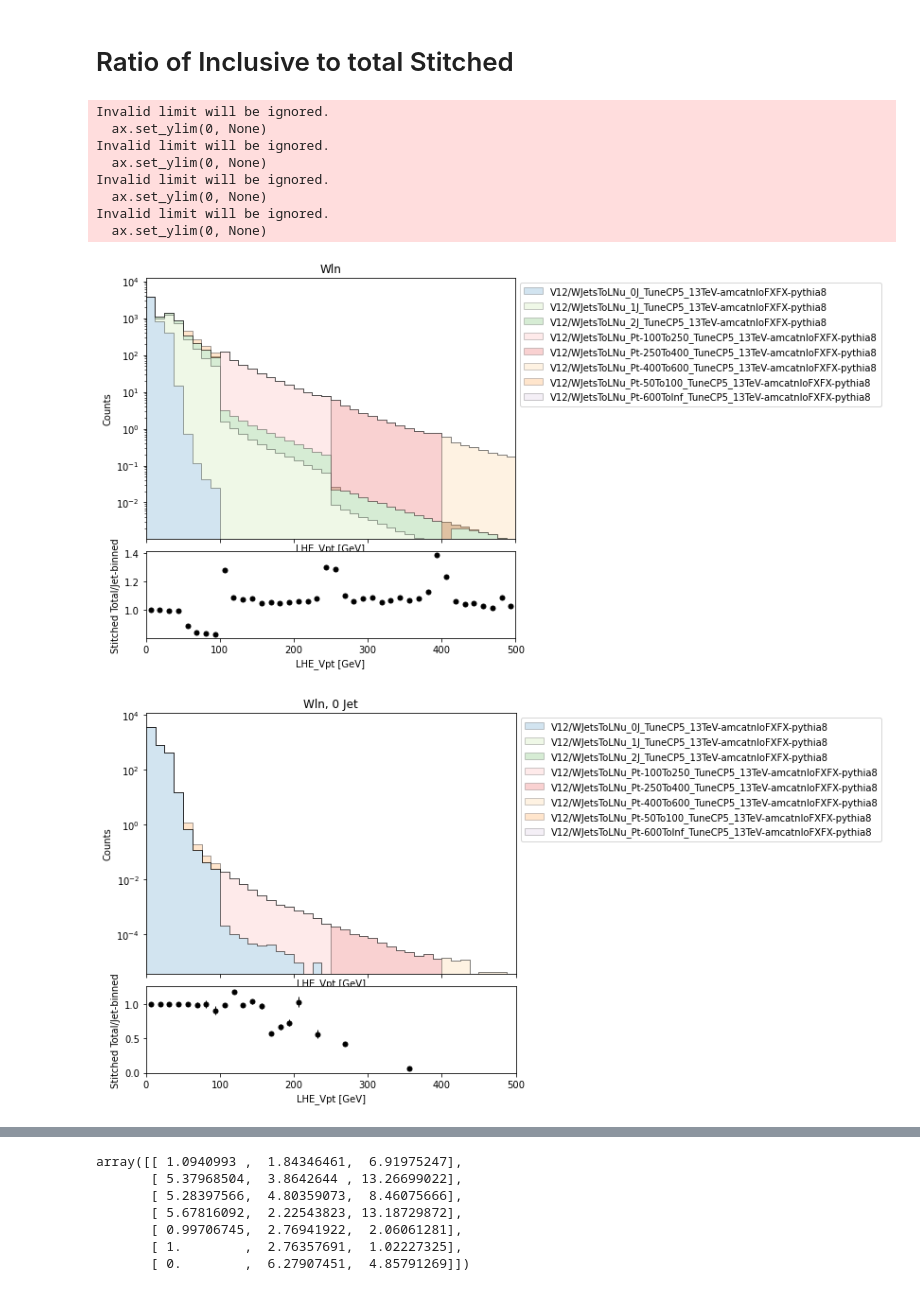
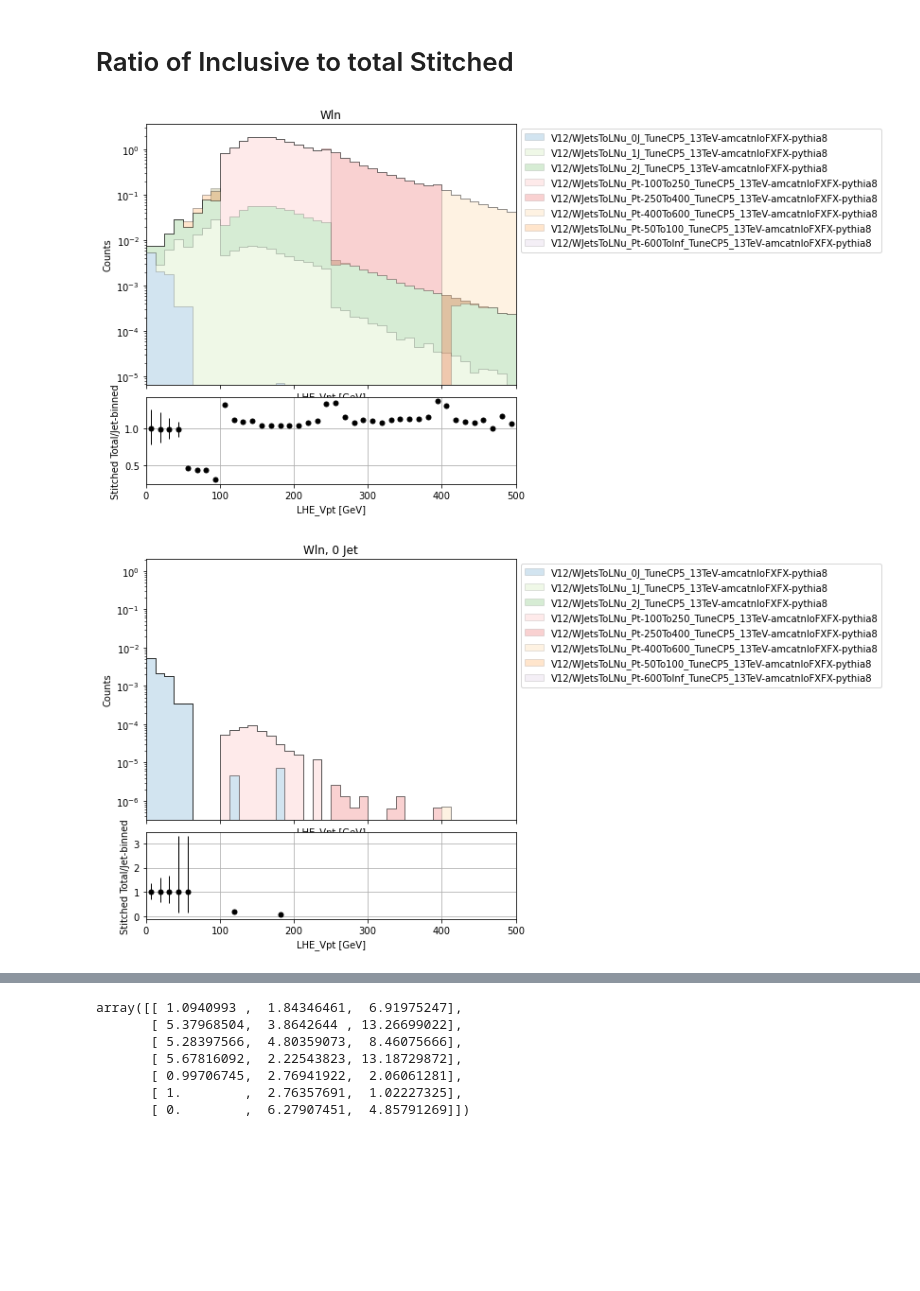
Before and after one commit to nhaubrich/SampleStitching, a Jupyter notebook: plots_Wln2018.ipynb, the cells around one changed output, grey strips where cells are left out. Drawn from its saved outputs; the diff is of its cells as text; code cells hidden in the pictures; blank space fills up the shorter version.

```diff
--- a/plots_Wln2018.ipynb
+++ b/plots_Wln2018.ipynb
@@ -5,7 +5,7 @@ from coffea import hist
 import numpy as np
 # %%
 channel = "Wln"
-with open("stitchingResults_{}2018.pickle".format(channel),"rb") as f:
+with open("stitchingResults_{}2018fullSel.pickle".format(channel),"rb") as f:
     output = pickle.load(f)
 # %%
 %config InlineBackend.print_figure_kwargs={'facecolor' : "w"}
@@ -15,7 +15,7 @@ fig, ax = plt.subplots()
 colors = ['#a6cee3','#1f78b4','#b2df8a','#33a02c','#fb9a99','#e31a1c','#fdbf6f','#ff7f00','#cab2d6']+['#8dd3c7','#ffffb3','#bebada','#fb8072','#80b1d3','#fdb462','#b3de69','#fccde5','#d9d9d9']
 ax.set_prop_cycle(cycler('color',colors))
 ax.semilogy(True)
-hist.plot1d(output["validation"].integrate("NpNLO"),stack=True,ax=ax,line_opts=None,fill_opts={'alpha':0.2,'edgecolor': (0,0,0,0.3)},clear=False)
+hist.plot1d(output["validation"].integrate("NpNLO"),stack=True,ax=ax,line_opts=None,fill_opts={'alpha':0.2,'edgecolor': (0,0,0,0.3),'linewidth': 0.5},clear=False)
 # hist.plot1d(output["validation"].integrate("NpNLO"),stack=True)
 plt.title(channel)
 leg = ax.legend(bbox_to_anchor=(1,1), loc="upper left")
@@ -26,7 +26,7 @@ for nJet in [0,1,2]:
     colors = ['#a6cee3','#1f78b4','#b2df8a','#33a02c','#fb9a99','#e31a1c','#fdbf6f','#ff7f00','#cab2d6']+['#8dd3c7','#ffffb3','#bebada','#fb8072','#80b1d3','#fdb462','#b3de69','#fccde5','#d9d9d9']
     ax.set_prop_cycle(cycler('color',colors))
     ax.semilogy(True)
-    hist.plot1d(output["validation"].integrate("NpNLO",nJet),stack=True,ax=ax,line_opts=None,fill_opts={'alpha':0.2,'edgecolor': (0,0,0,0.3)},clear=False)
+    hist.plot1d(output["validation"].integrate("NpNLO",nJet),stack=True,ax=ax,line_opts=None,fill_opts={'alpha':0.2,'edgecolor': (0,0,0,0.3),'linewidth': 0.5},clear=False)
     plt.title(str(nJet)+" Jets, "+channel)
 #     plt.ylim(ymin=0.05)
     leg = ax.legend(bbox_to_anchor=(1,1), loc="upper left")
@@ -70,7 +72,7 @@ for nJet in [0,1,2]:
     hist.plot1d(output["nostitching"].integrate("NpNLO",nJet))
     plt.title(str(nJet)+" Jets, "+channel)
     leg = ax.legend(bbox_to_anchor=(1,1), loc="upper left")
-    plt.ylim(ymin=.01)
+#     plt.ylim(ymin=.01)
 # %% [output]
 Invalid limit will be ignored.
   ax.set_ylim(0, None)
@@ -115,7 +117,7 @@ ax.set_prop_cycle(cycler('color',colors))
 ax.semilogy(True)
 ax.set_title(channel)
 
-hist.plot1d(output["validation"].integrate("NpNLO"),stack=True,ax=ax,line_opts=None,fill_opts={'alpha':0.2,'edgecolor': (0,0,0,0.3)},clear=False)
+hist.plot1d(output["validation"].integrate("NpNLO"),stack=True,ax=ax,line_opts=None,fill_opts={'alpha':0.2,'edgecolor': (0,0,0,0.3),'linewidth': 0.5},clear=False)
 # hist.plot1d(output["validation"].integrate("NpNLO"),stack=True)
 leg = ax.legend(bbox_to_anchor=(1,1), loc="upper left")
 
@@ -126,44 +128,40 @@ hist.plotratio(num=output["validation"].integrate("NpNLO").integrate("dataset"),
               ax=rax, error_opts=data_err_opts)
 rax.set_ylabel('Stitched Total/Jet-binned')
 # rax.set_ylim(0,2)
+rax.grid()
 
 for nJet in [0,1,2]:
     fig, (ax, rax) = plt.subplots(
         nrows=2,
         ncols=1,
         figsize=(7,7),
         gridspec_kw={"height_ratios": (3, 1)},
         sharex=True
     )
     fig.subplots_adjust(hspace=.07)
 
     from cycler import cycler
     # fig, ax = plt.subplots()
     colors = ['#a6cee3','#1f78b4','#b2df8a','#33a02c','#fb9a99','#e31a1c','#fdbf6f','#ff7f00','#cab2d6']+['#8dd3c7','#ffffb3','#bebada','#fb8072','#80b1d3','#fdb462','#b3de69','#fccde5','#d9d9d9']
     ax.set_prop_cycle(cycler('color',colors))
     ax.semilogy(True)
     ax.set_title(channel+", {} Jet".format(nJet))
 
-    hist.plot1d(output["validation"].integrate("NpNLO",nJet),stack=True,ax=ax,line_opts=None,fill_opts={'alpha':0.2,'edgecolor': (0,0,0,0.3)},clear=False)
+    hist.plot1d(output["validation"].integrate("NpNLO",nJet),stack=True,ax=ax,line_opts=None,fill_opts={'alpha':0.2,'edgecolor': (0,0,0,0.3),'linewidth': 0.5},clear=False)
     # hist.plot1d(output["validation"].integrate("NpNLO"),stack=True)
     leg = ax.legend(bbox_to_anchor=(1,1), loc="upper left")
 
 
     hist.plotratio(num=output["validation"].integrate("NpNLO",nJet).integrate("dataset"),
                    denom=output["nostitching"].integrate("NpNLO",nJet).integrate("dataset",nJetIncl),
                   unc='num',clear=False,
                   ax=rax, error_opts=data_err_opts)
     rax.set_ylabel('Stitched Total/Jet-binned')
+    rax.grid()
+#     for x in [.5,.6,.7,.8,.9,1.0,1.1,1.2,1.3,1.4,1.5]:
+#         rax.axhline(x, linestyle='dotted',color='gray',xmin=0.1)
 #     rax.set_ylim([0.99,1.01])
 #     rax.set_ylim(ymin=0.5,ymax=1.4)
 # %% [output]
-Invalid limit will be ignored.
-  ax.set_ylim(0, None)
-Invalid limit will be ignored.
-  ax.set_ylim(0, None)
-Invalid limit will be ignored.
-  ax.set_ylim(0, None)
-Invalid limit will be ignored.
-  ax.set_ylim(0, None)
-[figure, old version]
+[figure, new version]
-[figure, old version]
+[figure, new version]
```
Also changed, not shown: parts of 4 cells of this notebook, 4 other files.
